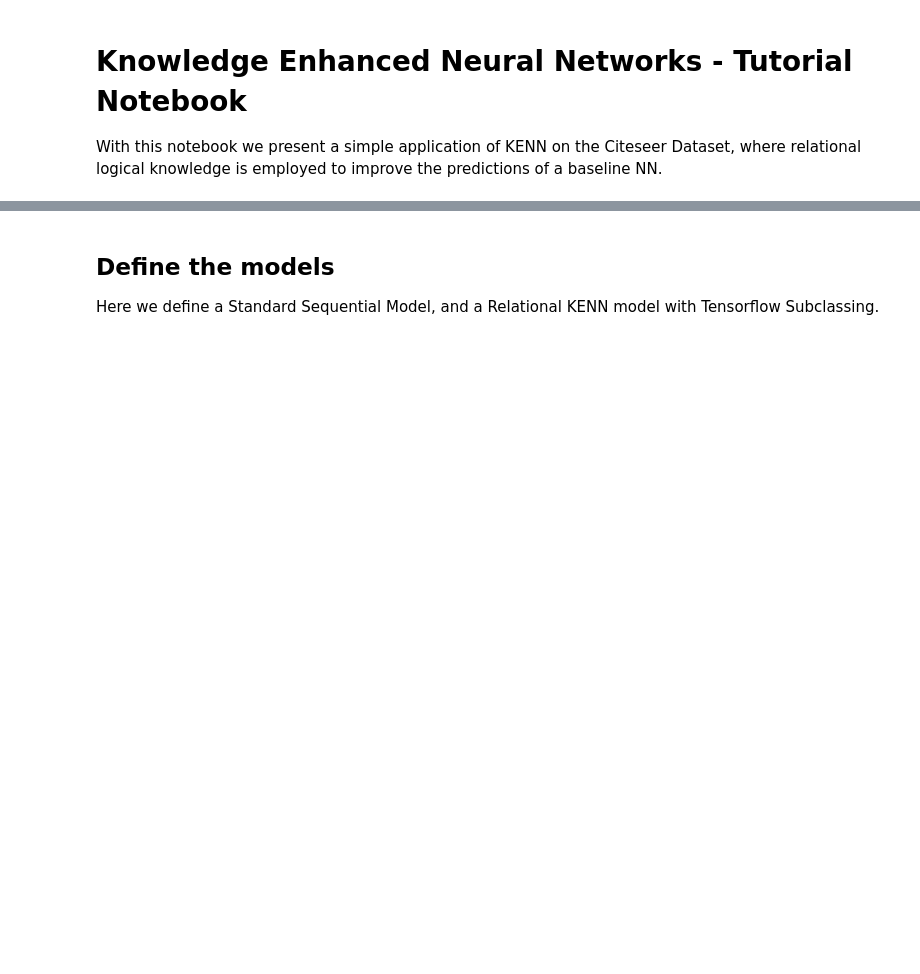
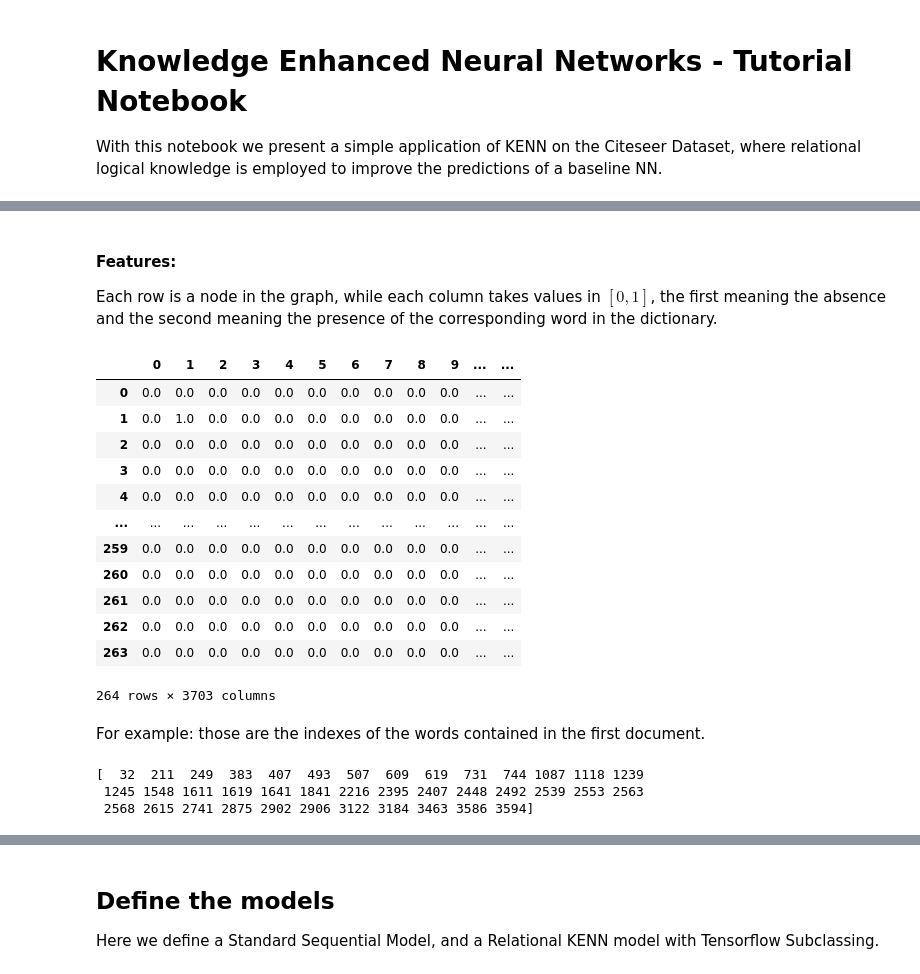
Before and after one commit to rmazzier/KENN-Relational-Tutorial, a Jupyter notebook: KENN Tutorial.ipynb, the cells around one changed output, grey strips where cells are left out. Cells and saved outputs as stored; diff of their text form; code cells hidden in the pictures; blank space fills up the shorter version.

```diff
--- a/KENN Tutorial.ipynb
+++ b/KENN Tutorial.ipynb
@@ -12,6 +11,8 @@ from tensorflow.keras import Model
 from tensorflow.keras import layers
 from KENN2.parsers import relational_parser
 from tensorflow.keras.activations import softmax
+# %%
+dataset_folder = 'dataset/CiteSeer/'
 # %%
 # SET RANDOM SEED for tensorflow and numpy
 random_seed = 0
@@ -36,23 +39,23 @@ The relational data (i.e. the relations between the nodes of the network) are su
 # %%
 # IMPORT FEATURES
-training_features = np.genfromtxt('dataset/CiteSeer/training_features.csv', delimiter=',')
-validation_features = np.genfromtxt('dataset/CiteSeer/validation_features.csv', delimiter=',')
-test_features = np.genfromtxt('dataset/CiteSeer/test_features.csv', delimiter=',')
+training_features = np.genfromtxt(dataset_folder + 'training_features.csv', delimiter=',')
+validation_features = np.genfromtxt(dataset_folder + 'validation_features.csv', delimiter=',')
+test_features = np.genfromtxt(dataset_folder + 'test_features.csv', delimiter=',')
 
 # IMPORT LABELS
-training_labels = np.genfromtxt('dataset/CiteSeer/training_labels.csv', delimiter=',')
-validation_labels = np.genfromtxt('dataset/CiteSeer/validation_labels.csv', delimiter=',')
-test_labels = np.genfromtxt('dataset/CiteSeer/test_labels.csv', delimiter=',')
+training_labels = np.genfromtxt(dataset_folder + 'training_labels.csv', delimiter=',')
+validation_labels = np.genfromtxt(dataset_folder + 'validation_labels.csv', delimiter=',')
+test_labels = np.genfromtxt(dataset_folder + 'test_labels.csv', delimiter=',')
 
 # IMPORT EDGES INDEXES
-indexes_training = np.genfromtxt('dataset/CiteSeer/indexes_training.csv', delimiter=',', dtype=int)
-indexes_validation = np.genfromtxt('dataset/CiteSeer/indexes_validation.csv', delimiter=',', dtype=int)
-indexes_test = np.genfromtxt('dataset/CiteSeer/indexes_test.csv', delimiter=',', dtype=int)
+indexes_training = np.genfromtxt(dataset_folder + 'indexes_training.csv', delimiter=',', dtype=np.int32)
+indexes_validation = np.genfromtxt(dataset_folder + 'indexes_validation.csv', delimiter=',', dtype=np.int32)
+indexes_test = np.genfromtxt(dataset_folder + 'indexes_test.csv', delimiter=',', dtype=np.int32)
 
 # IMPORT RELATIONS
-relations_training = np.genfromtxt('dataset/Citeseer/relations_training.csv', delimiter=',')
-relations_validations = np.genfromtxt('dataset/CiteSeer/relations_validation.csv', delimiter=',')
-relations_test = np.genfromtxt('dataset/Citeseer/relations_test.csv', delimiter=',')
+relations_training = np.genfromtxt(dataset_folder + 'relations_training.csv', delimiter=',')
+relations_validations = np.genfromtxt(dataset_folder + 'relations_validation.csv', delimiter=',')
+relations_test = np.genfromtxt(dataset_folder + 'relations_test.csv', delimiter=',')
 
 # make relations arrays column vectors
 relations_training = np.expand_dims(relations_training, axis=1)
@@ -62,0 +73,27 @@ n_features = training_features.shape[1]
+# %% [markdown]
+#### Features:
+Each row is a node in the graph, while each column takes values in $[0,1]$, the first meaning the absence and the second meaning the presence of the corresponding word in the dictionary.
+# %%
+pd.DataFrame(training_features)
+# %% [output]
+|  | 0 | 1 | 2 | 3 | 4 | 5 | 6 | 7 | 8 | 9 | ... | ... |
+| 0 | 0.0 | 0.0 | 0.0 | 0.0 | 0.0 | 0.0 | 0.0 | 0.0 | 0.0 | 0.0 | ... | ... |
+| 1 | 0.0 | 1.0 | 0.0 | 0.0 | 0.0 | 0.0 | 0.0 | 0.0 | 0.0 | 0.0 | ... | ... |
+| 2 | 0.0 | 0.0 | 0.0 | 0.0 | 0.0 | 0.0 | 0.0 | 0.0 | 0.0 | 0.0 | ... | ... |
+| 3 | 0.0 | 0.0 | 0.0 | 0.0 | 0.0 | 0.0 | 0.0 | 0.0 | 0.0 | 0.0 | ... | ... |
+| 4 | 0.0 | 0.0 | 0.0 | 0.0 | 0.0 | 0.0 | 0.0 | 0.0 | 0.0 | 0.0 | ... | ... |
+| ... | ... | ... | ... | ... | ... | ... | ... | ... | ... | ... | ... | ... |
+| 259 | 0.0 | 0.0 | 0.0 | 0.0 | 0.0 | 0.0 | 0.0 | 0.0 | 0.0 | 0.0 | ... | ... |
+| 260 | 0.0 | 0.0 | 0.0 | 0.0 | 0.0 | 0.0 | 0.0 | 0.0 | 0.0 | 0.0 | ... | ... |
+| 261 | 0.0 | 0.0 | 0.0 | 0.0 | 0.0 | 0.0 | 0.0 | 0.0 | 0.0 | 0.0 | ... | ... |
+| 262 | 0.0 | 0.0 | 0.0 | 0.0 | 0.0 | 0.0 | 0.0 | 0.0 | 0.0 | 0.0 | ... | ... |
+| 263 | 0.0 | 0.0 | 0.0 | 0.0 | 0.0 | 0.0 | 0.0 | 0.0 | 0.0 | 0.0 | ... | ... |
+264 rows × 3703 columns
+# %% [markdown]
+For example: those are the indexes of the words contained in the first document.
+# %%
+print(np.where(training_features[0]==1)[0])
+# %% [output]
+[  32  211  249  383  407  493  507  609  619  731  744 1087 1118 1239
+ 1245 1548 1611 1619 1641 1841 2216 2395 2407 2448 2492 2539 2553 2563
+ 2568 2615 2741 2875 2902 2906 3122 3184 3463 3586 3594]
```
Also changed, not shown: parts of 31 cells of this notebook, 1 other file.
